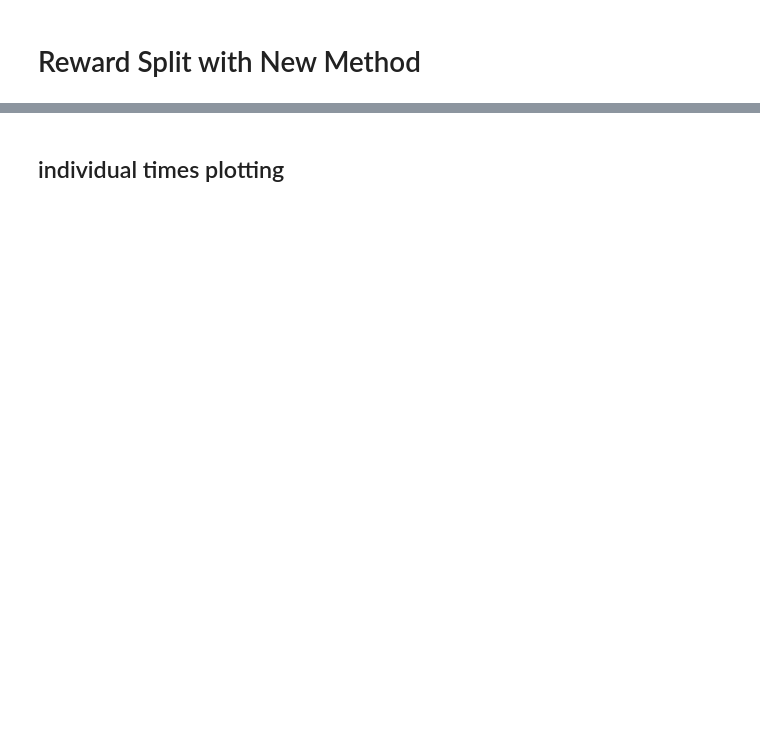
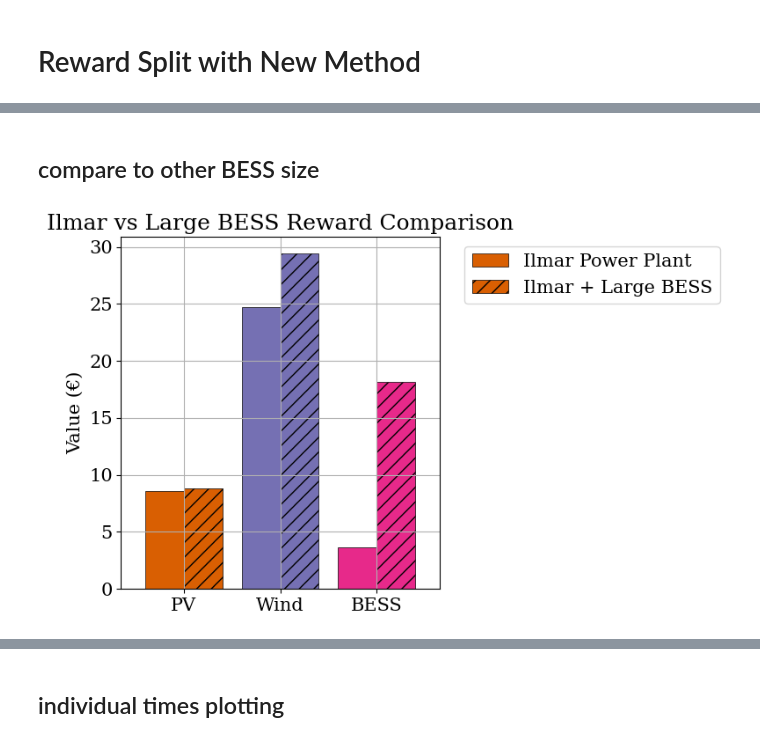
Before and after one commit to cvonholly/dvpp_reward_mechanism, a Jupyter notebook: case_visualize_mp.ipynb, the cells around one changed output, grey strips where cells are left out. Cells and saved outputs as stored; diff of their text form; code cells hidden in the pictures; blank space fills up the shorter version.

Commit message:
compare small vs large BESS

```diff
--- a/case_visualize_mp.ipynb
+++ b/case_visualize_mp.ipynb
@@ -380,0 +362,63 @@ plt.show()
+# %% [markdown]
+## compare to other BESS size
+# %%
+# get PATH
+path_BESS = 'pics/mp_optimal_spring/'
+# get data
+opt_df_expected = pd.read_csv(f'{path_BESS}expected_values_DPF.csv', index_col=[0,1], header=[0,1,2])
+opt_df_expected.columns = [tuple(c for c in col if c!='nan') for col in opt_df_expected.columns.values]
+opt_df_realized = pd.read_csv(f'{path_BESS}values_DPF.csv', index_col=[0,1], header=[0,1,2])
+opt_df_realized.columns = [tuple(c for c in col if c!='nan') for col in opt_df_realized.columns.values]
+# evaluate rewards
+opt_df_rewards = evaluate_full_game(opt_df_expected, opt_df_realized, MAKE_games_superadditive=MAKE_games_superadditive,
+                                MAKE_REALIZED_SUPERADDITIVE=MAKE_REALIZED_SUPERADDITIVE,
+                                print_warnings=False)
+# %%
+df_compare = pd.DataFrame(columns=devices, index=['Ilmar Power Plant', 'Ilmar + Large BESS'])
+# get optimal rewards
+opt_rewards = opt_df_rewards.xs('Realized', level=1)[devices].groupby(level=1).mean()
+df_compare.loc['Ilmar + Large BESS'] = opt_rewards.loc['Reward']
+df_compare.loc['Ilmar Power Plant'] = df_rewards[devices].groupby(level=1).mean().loc['Realized-Reward']
+# %%
+df_compare = df_compare.transpose()
+# %%
+# plot df_compare in bar plot
+fig, ax = plt.subplots(figsize=(8, 5))
+df_compare.plot(kind='bar', ax=ax, width=0.8, edgecolor='black', linewidth=0.5)
+
+for col_idx, container in enumerate(ax.containers):
+    # --- Determine Style per Column ---
+    alpha = 1.0
+    hatch = None
+
+    # # "bars 1 and 2 should be alpha=.5" -> indices 0 and 1
+    # if col_idx in [0, 1]:
+    #     alpha = 0.5
+
+    # "bars 2 and 4 should be hatch='//'" -> indices 1 and 3
+    if col_idx in [1, 3]:
+        hatch = '//'
+
+    # --- Apply to each bar in the group ---
+    # We zip with df_mean.index to know which device (PV/Wind/BESS) the bar belongs to
+    for bar, label in zip(container, df_compare.index):
+        # Set Color based on device (row index)
+        color = device_colors.get(label)
+        bar.set_facecolor(color)
+
+        # Set Alpha
+        bar.set_alpha(alpha)
+
+        # Set Hatch
+        bar.set_hatch(hatch)
+
+# Final Formatting
+ax.set_ylabel(r"Value (€)")
+ax.set_title(r"Ilmar vs Large BESS Reward Comparison")
+plt.xticks(rotation=0) # Keep labels horizontal
+plt.legend(bbox_to_anchor=(1.05, 1), loc='upper left') # Move legend out
+plt.tight_layout()
+plt.grid()
+# plt.savefig('custom_bar_plot.png')
+# %% [output]
+[figure, added]
```
Also changed, not shown: parts of 29 cells of this notebook.
